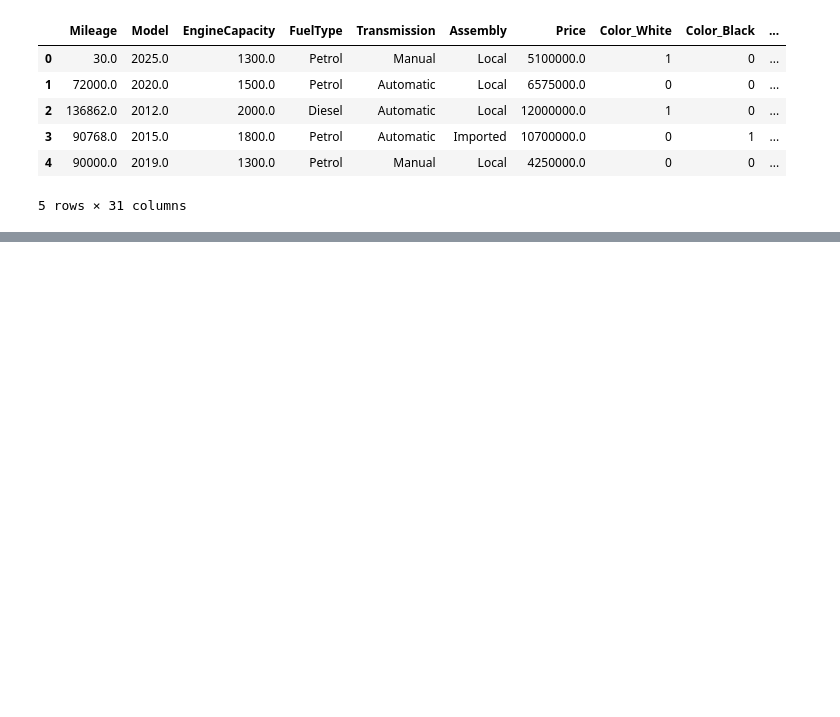
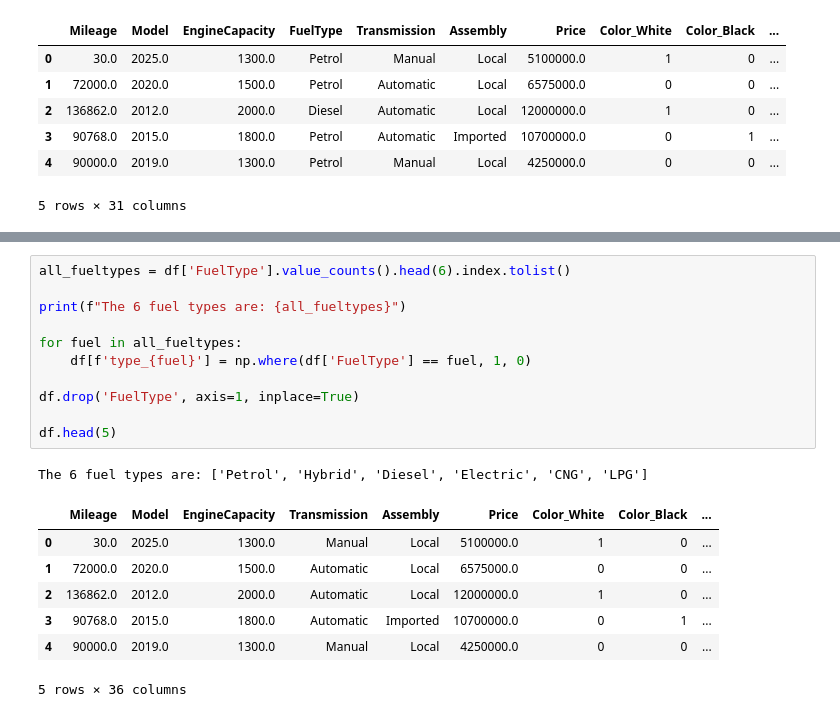
Before and after one commit to MujtabaAhmad21/pakistan-used-car-price-prediction, a Jupyter notebook: data-preprocessing.ipynb, the cells around one changed output, grey strips where cells are left out. Cells and saved outputs as stored; diff of their text form; blank space fills up the shorter version.

Commit message:
Cleaned and encoded remaining columns

```diff
--- a/data-preprocessing.ipynb
+++ b/data-preprocessing.ipynb
@@ -372,0 +387,20 @@ df.head()
+# %%
+all_fueltypes = df['FuelType'].value_counts().head(6).index.tolist()
+
+print(f"The 6 fuel types are: {all_fueltypes}")
+
+for fuel in all_fueltypes:
+    df[f'type_{fuel}'] = np.where(df['FuelType'] == fuel, 1, 0)
+
+df.drop('FuelType', axis=1, inplace=True)
+
+df.head(5)
+# %% [output]
+The 6 fuel types are: ['Petrol', 'Hybrid', 'Diesel', 'Electric', 'CNG', 'LPG']
+|  | Mileage | Model | EngineCapacity | Transmission | Assembly | Price | Color_White | Color_Black | ... |
+| 0 | 30.0 | 2025.0 | 1300.0 | Manual | Local | 5100000.0 | 1 | 0 | ... |
+| 1 | 72000.0 | 2020.0 | 1500.0 | Automatic | Local | 6575000.0 | 0 | 0 | ... |
+| 2 | 136862.0 | 2012.0 | 2000.0 | Automatic | Local | 12000000.0 | 1 | 0 | ... |
+| 3 | 90768.0 | 2015.0 | 1800.0 | Automatic | Imported | 10700000.0 | 0 | 1 | ... |
+| 4 | 90000.0 | 2019.0 | 1300.0 | Manual | Local | 4250000.0 | 0 | 0 | ... |
+5 rows × 36 columns
```
Also changed, not shown: parts of 5 cells of this notebook.
